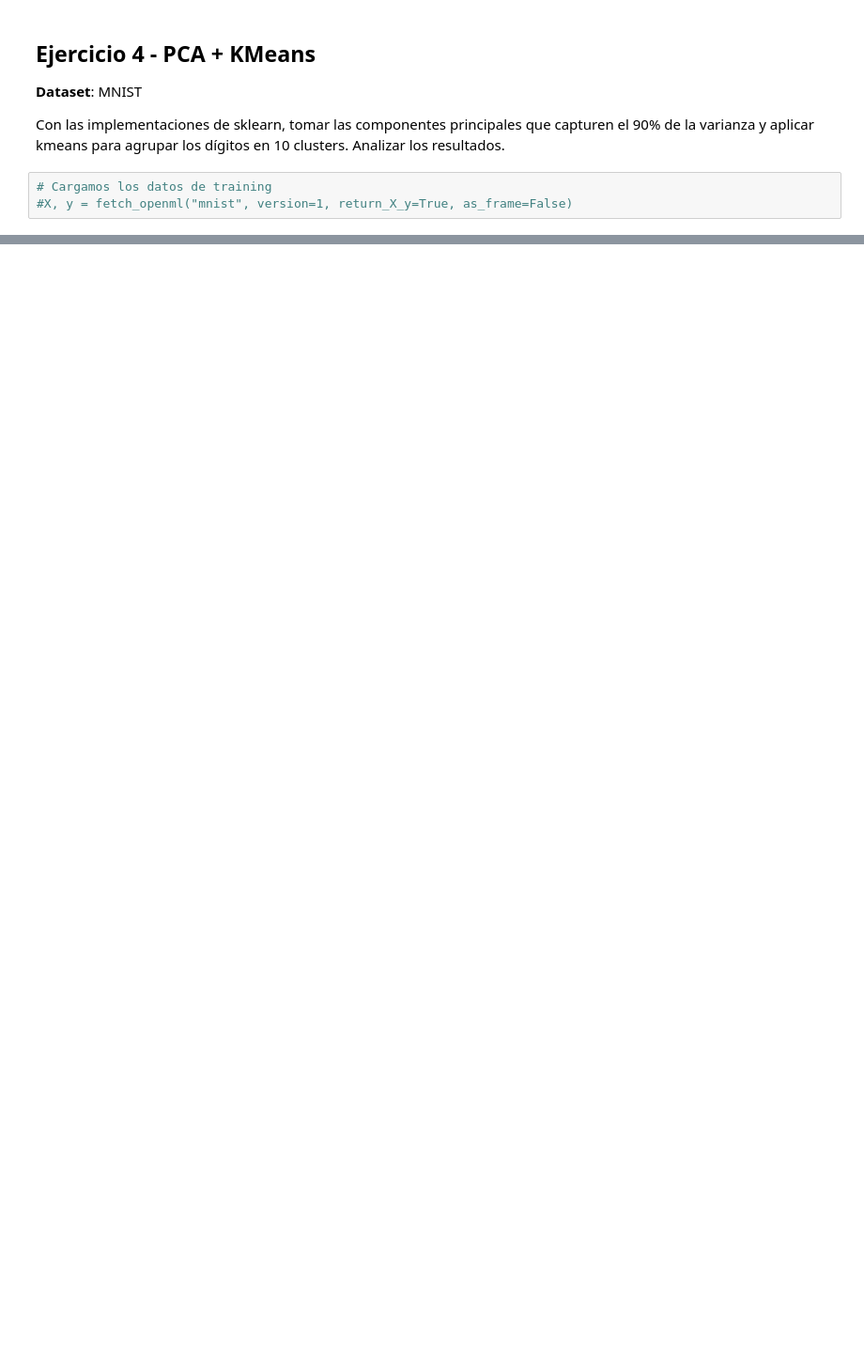
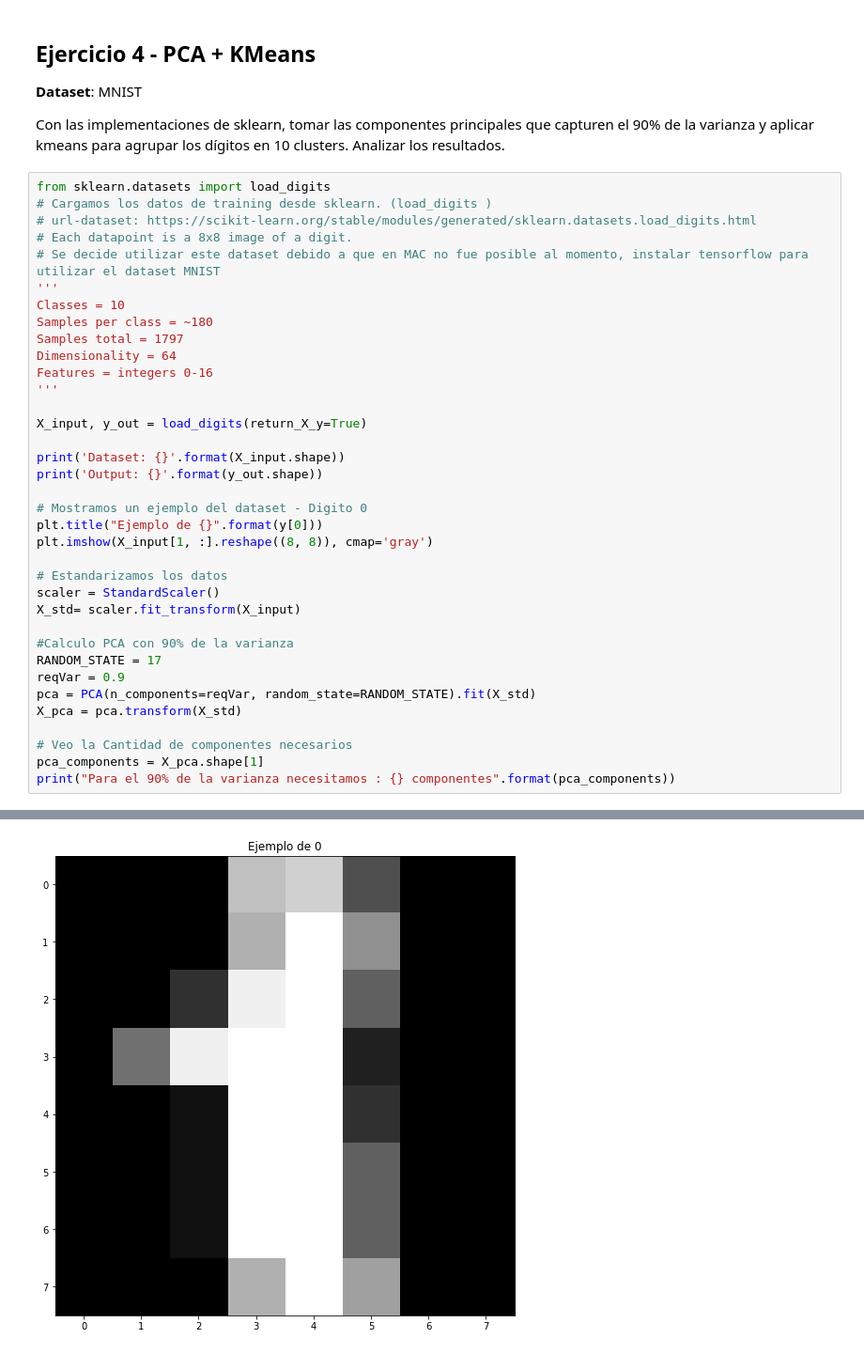
Before and after one commit to carlosdomenje/1B-Introduccion-IA, a Jupyter notebook: TP1/Trabajo_Practico_1.ipynb, the cells around one changed output, grey strips where cells are left out. Shown at 94% size. Cells and saved outputs as stored; diff of their text form; blank space fills up the shorter version.

```diff
--- a/TP1/Trabajo_Practico_1.ipynb
+++ b/TP1/Trabajo_Practico_1.ipynb
@@ -259,6 +259,39 @@ Text(0.5, 1.0, 'PCA + KMEAN - Con SKlearn')
 
 Con las implementaciones de sklearn, tomar las componentes principales que capturen el 90% de la varianza y aplicar kmeans para agrupar los dígitos en 10 clusters. Analizar los resultados.
 # %%
-# Cargamos los datos de training
-#X, y = fetch_openml("mnist", version=1, return_X_y=True, as_frame=False)
+from sklearn.datasets import load_digits
+# Cargamos los datos de training desde sklearn. (load_digits )
+# url-dataset: https://scikit-learn.org/stable/modules/generated/sklearn.datasets.load_digits.html
+# Each datapoint is a 8x8 image of a digit.
+# Se decide utilizar este dataset debido a que en MAC no fue posible al momento, instalar tensorflow para utilizar el dataset MNIST
+'''
+Classes = 10
+Samples per class = ~180
+Samples total = 1797
+Dimensionality = 64
+Features = integers 0-16
+'''
+
+X_input, y_out = load_digits(return_X_y=True)
+
+print('Dataset: {}'.format(X_input.shape))
+print('Output: {}'.format(y_out.shape))
+
+# Mostramos un ejemplo del dataset - Digito 0
+plt.title("Ejemplo de {}".format(y[0]))
+plt.imshow(X_input[1, :].reshape((8, 8)), cmap='gray')
+
+# Estandarizamos los datos
+scaler = StandardScaler()
+X_std= scaler.fit_transform(X_input)
+
+#Calculo PCA con 90% de la varianza
+RANDOM_STATE = 17
+reqVar = 0.9
+pca = PCA(n_components=reqVar, random_state=RANDOM_STATE).fit(X_std)
+X_pca = pca.transform(X_std)
+
+# Veo la Cantidad de componentes necesarios
+pca_components = X_pca.shape[1]
+print("Para el 90% de la varianza necesitamos : {} componentes".format(pca_components))
 # %% [output]
@@ -266 +301,2 @@ OpenMLError: Dataset mnist with version 1 not found.
+[figure, added]
 # %%
```
Also changed, not shown: parts of 7 cells of this notebook.
